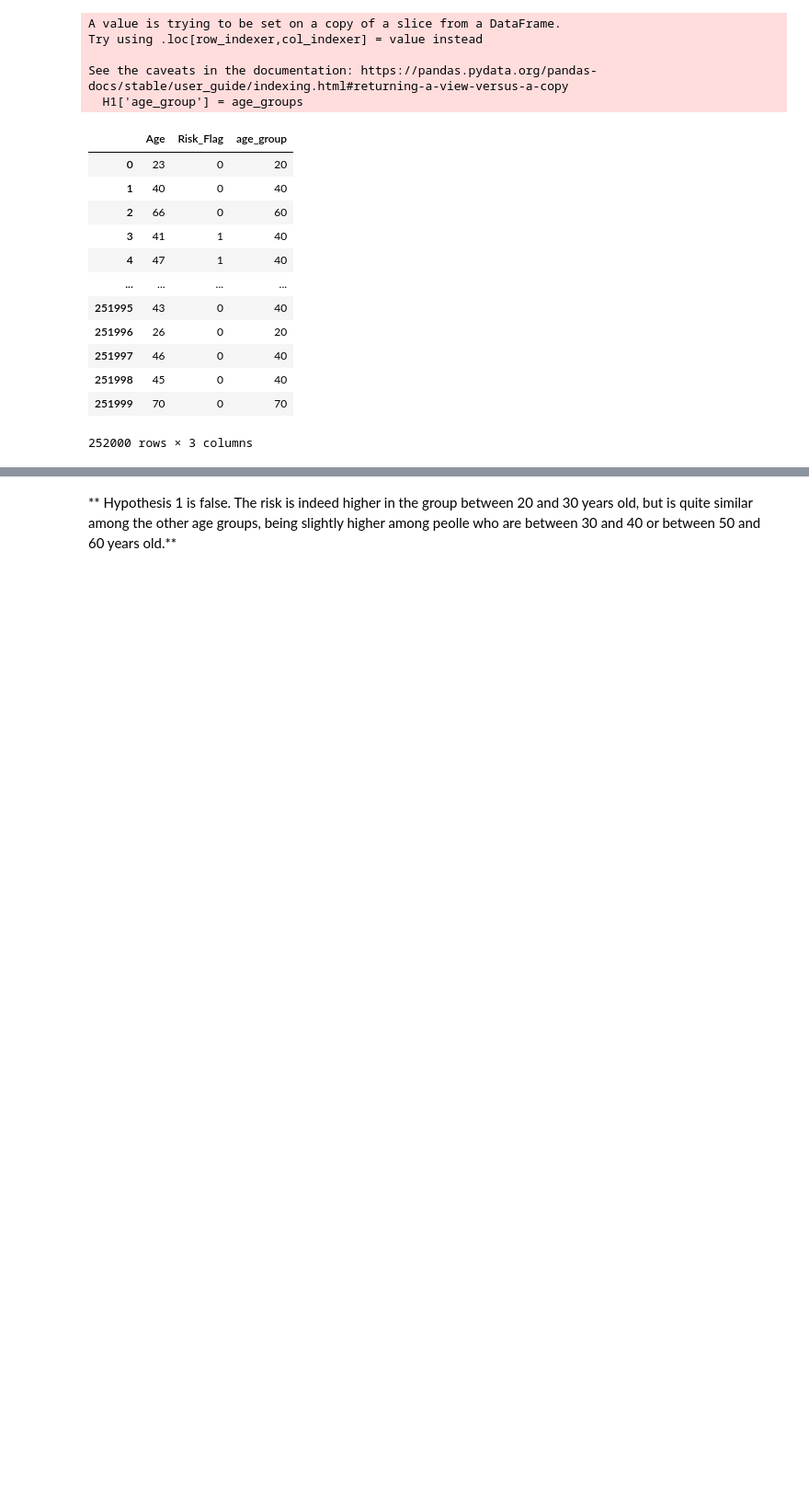
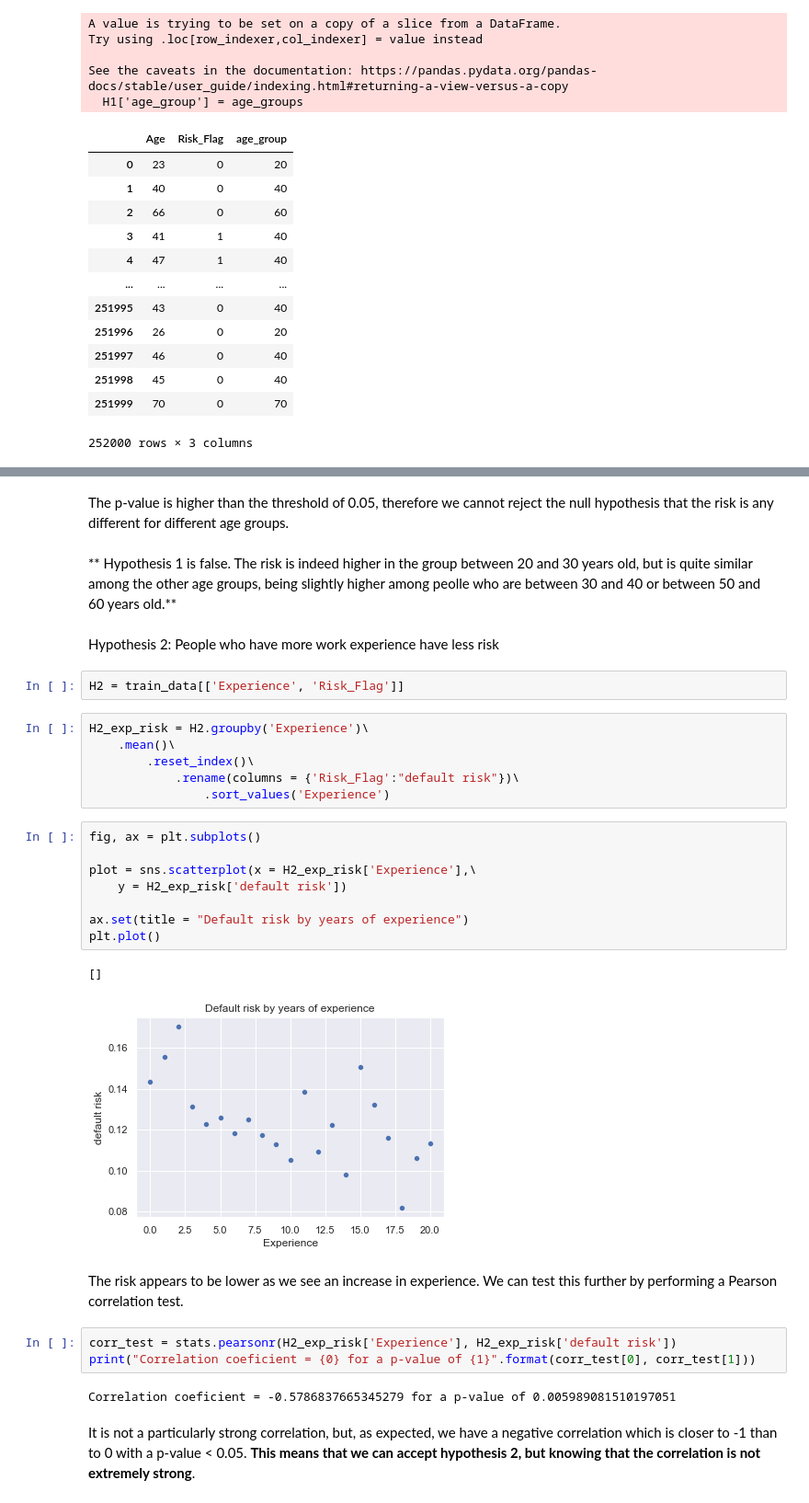
Before and after one commit to ilanGrynszpan/Loan-Customer-Behavior---kaggle, a Jupyter notebook: LoanCustomerBehavior.ipynb, the cells around one changed output, grey strips where cells are left out. Shown at 92% size. Drawn from its saved outputs; the diff is of its cells as text; blank space fills up the shorter version.

```diff
--- a/LoanCustomerBehavior.ipynb
+++ b/LoanCustomerBehavior.ipynb
@@ -150,2 +245,34 @@ plt.plot()
+# %% [markdown]
+The p-value is higher than the threshold of 0.05, therefore we cannot reject the null hypothesis that the risk is any different for different age groups.
 # %% [markdown]
 ** Hypothesis 1 is false. The risk is indeed higher in the group between 20 and 30 years old, but is quite similar among the other age groups, being slightly higher among peolle who are between 30 and 40 or between 50 and 60 years old.**
+# %% [markdown]
+Hypothesis 2: People who have more work experience have less risk
+# %%
+H2 = train_data[['Experience', 'Risk_Flag']]
+# %%
+H2_exp_risk = H2.groupby('Experience')\
+    .mean()\
+        .reset_index()\
+            .rename(columns = {'Risk_Flag':"default risk"})\
+                .sort_values('Experience')
+# %%
+fig, ax = plt.subplots()
+
+plot = sns.scatterplot(x = H2_exp_risk['Experience'],\
+    y = H2_exp_risk['default risk'])
+
+ax.set(title = "Default risk by years of experience")
+plt.plot()
+# %% [output]
+[]
+[figure, added]
+# %% [markdown]
+The risk appears to be lower as we see an increase in experience. We can test this further by performing a Pearson correlation test.
+# %%
+corr_test = stats.pearsonr(H2_exp_risk['Experience'], H2_exp_risk['default risk'])
+print("Correlation coeficient = {0} for a p-value of {1}".format(corr_test[0], corr_test[1]))
+# %% [output]
+Correlation coeficient = -0.5786837665345279 for a p-value of 0.005989081510197051
+# %% [markdown]
+It is not a particularly strong correlation, but, as expected, we have a negative correlation which is closer to -1 than to 0 with a p-value < 0.05. **This means that we can accept hypothesis 2, but knowing that the correlation is not extremely strong**.
```
Also changed, not shown: parts of 14 cells of this notebook, 1 other file.
